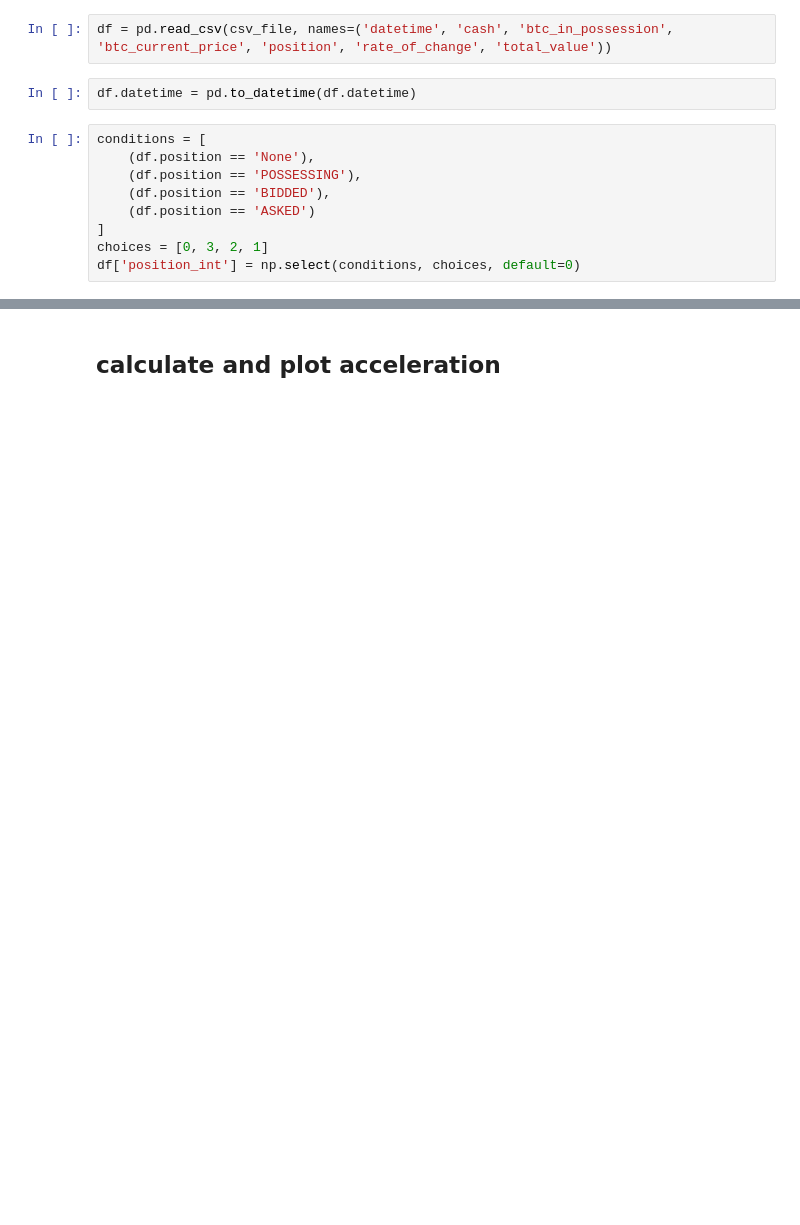
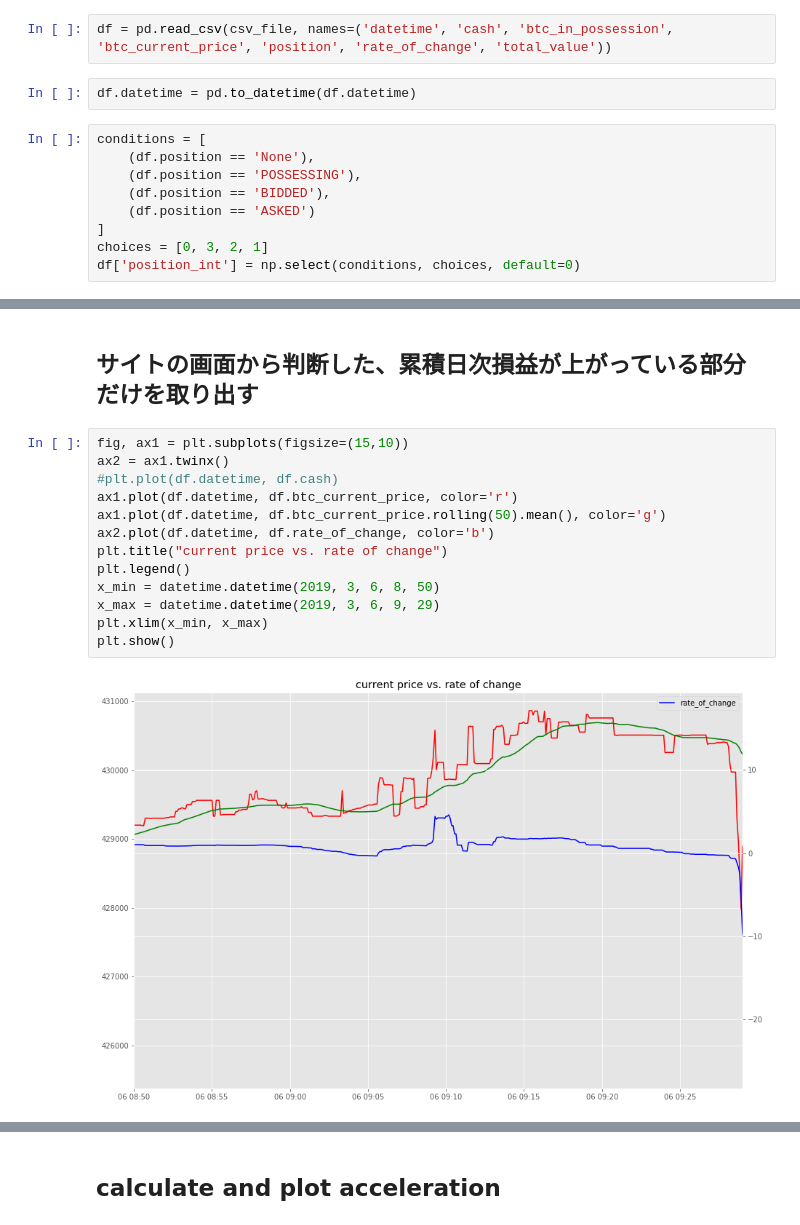
Before and after one commit to soujiro0725/finance-stats, a Jupyter notebook: btc-autotrader-history.ipynb, the cells around one changed output, grey strips where cells are left out. Drawn from its saved outputs; the diff is of its cells as text; blank space fills up the shorter version.

```diff
--- a/btc-autotrader-history.ipynb
+++ b/btc-autotrader-history.ipynb
@@ -51,0 +53,17 @@ plt.show()
+# %% [markdown]
+## サイトの画面から判断した、累積日次損益が上がっている部分だけを取り出す
+# %%
+fig, ax1 = plt.subplots(figsize=(15,10))
+ax2 = ax1.twinx()
+#plt.plot(df.datetime, df.cash)
+ax1.plot(df.datetime, df.btc_current_price, color='r')
+ax1.plot(df.datetime, df.btc_current_price.rolling(50).mean(), color='g')
+ax2.plot(df.datetime, df.rate_of_change, color='b')
+plt.title("current price vs. rate of change")
+plt.legend()
+x_min = datetime.datetime(2019, 3, 6, 8, 50)
+x_max = datetime.datetime(2019, 3, 6, 9, 29)
+plt.xlim(x_min, x_max)
+plt.show()
+# %% [output]
+[figure, added]
```
Also changed, not shown: parts of 24 cells of this notebook.
